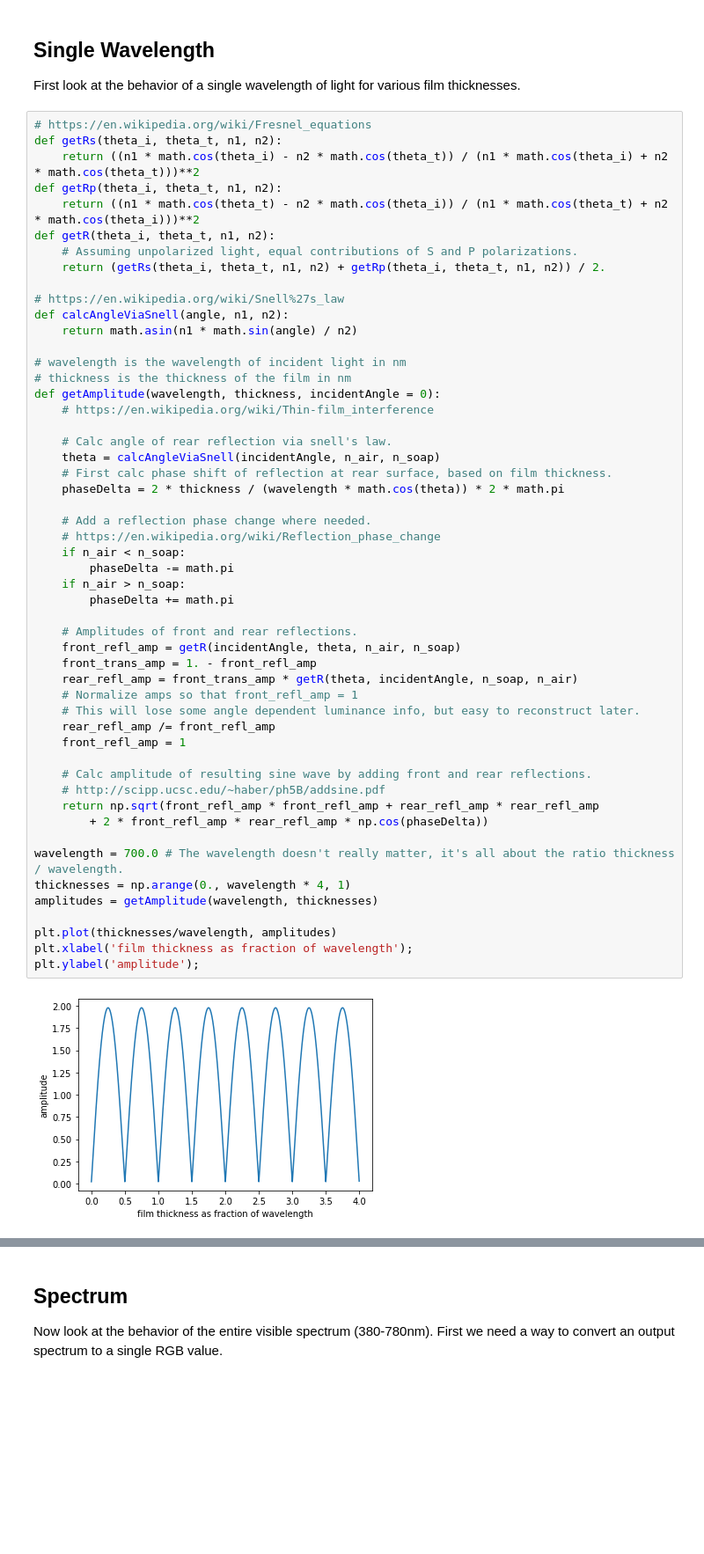
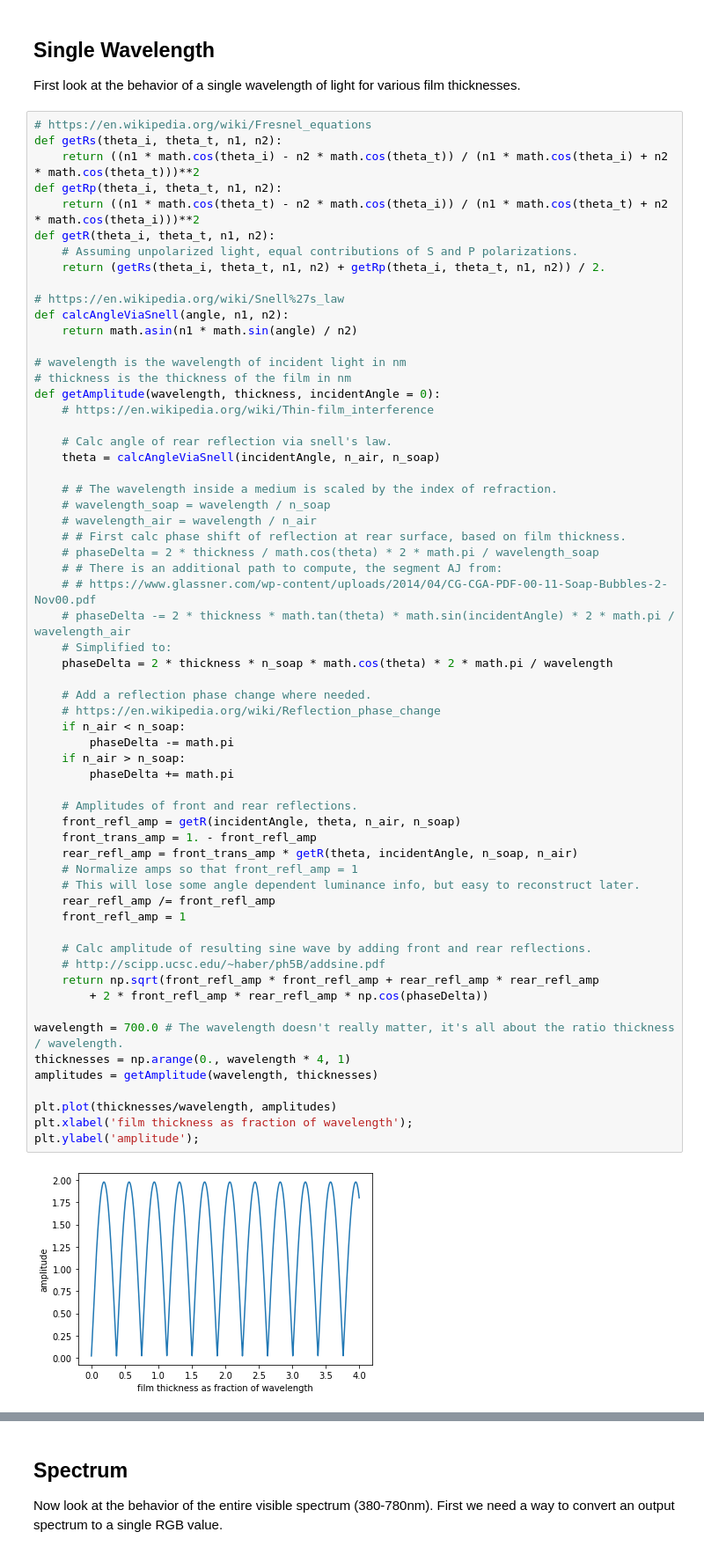
Before and after one commit to amandaghassaei/SoapFlow, a Jupyter notebook: python/Thin Film Interference.ipynb, the cells around one changed output, grey strips where cells are left out. Shown: that part at 88% size. Drawn from its saved outputs; the diff is of its cells as text; blank space fills up the shorter version.

Commit message:
bugfixes in thin film calc

```diff
--- a/python/Thin Film Interference.ipynb
+++ b/python/Thin Film Interference.ipynb
@@ -33,39 +33,48 @@ def getAmplitude(wavelength, thickness, incidentAngle = 0):
 
     # Calc angle of rear reflection via snell's law.
     theta = calcAngleViaSnell(incidentAngle, n_air, n_soap)
-    # First calc phase shift of reflection at rear surface, based on film thickness.
-    phaseDelta = 2 * thickness / (wavelength * math.cos(theta)) * 2 * math.pi
+
+    # # The wavelength inside a medium is scaled by the index of refraction.
+    # wavelength_soap = wavelength / n_soap
+    # wavelength_air = wavelength / n_air
+    # # First calc phase shift of reflection at rear surface, based on film thickness.
+    # phaseDelta = 2 * thickness / math.cos(theta) * 2 * math.pi / wavelength_soap
+    # # There is an additional path to compute, the segment AJ from:
+    # # https://www.glassner.com/wp-content/uploads/2014/04/CG-CGA-PDF-00-11-Soap-Bubbles-2-Nov00.pdf
+    # phaseDelta -= 2 * thickness * math.tan(theta) * math.sin(incidentAngle) * 2 * math.pi / wavelength_air
+    # Simplified to:
+    phaseDelta = 2 * thickness * n_soap * math.cos(theta) * 2 * math.pi / wavelength
 
     # Add a reflection phase change where needed.
     # https://en.wikipedia.org/wiki/Reflection_phase_change
     if n_air < n_soap:
         phaseDelta -= math.pi
     if n_air > n_soap:
         phaseDelta += math.pi
 
     # Amplitudes of front and rear reflections.
     front_refl_amp = getR(incidentAngle, theta, n_air, n_soap)
     front_trans_amp = 1. - front_refl_amp
     rear_refl_amp = front_trans_amp * getR(theta, incidentAngle, n_soap, n_air)
     # Normalize amps so that front_refl_amp = 1
     # This will lose some angle dependent luminance info, but easy to reconstruct later.
     rear_refl_amp /= front_refl_amp
     front_refl_amp = 1
 
     # Calc amplitude of resulting sine wave by adding front and rear reflections.
     # http://scipp.ucsc.edu/~haber/ph5B/addsine.pdf
     return np.sqrt(front_refl_amp * front_refl_amp + rear_refl_amp * rear_refl_amp
         + 2 * front_refl_amp * rear_refl_amp * np.cos(phaseDelta))
 
 wavelength = 700.0 # The wavelength doesn't really matter, it's all about the ratio thickness / wavelength.
 thicknesses = np.arange(0., wavelength * 4, 1)
 amplitudes = getAmplitude(wavelength, thicknesses)
 
 plt.plot(thicknesses/wavelength, amplitudes)
 plt.xlabel('film thickness as fraction of wavelength');
 plt.ylabel('amplitude');
 # %% [output]
-[figure, old version]
+[figure, new version]
 # %%
 # colors as wavelengths (these are approximate)
 red = 685
```
Also changed, not shown: parts of 6 cells of this notebook, 1 other file.
